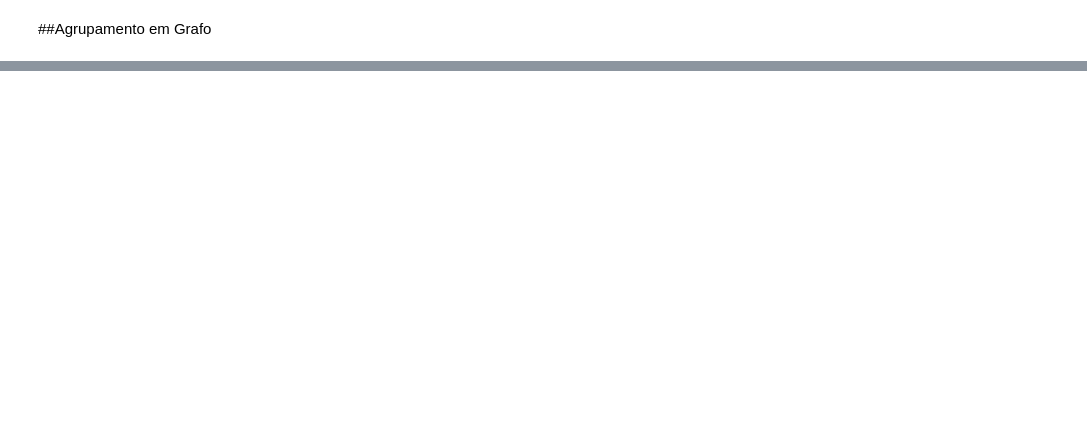
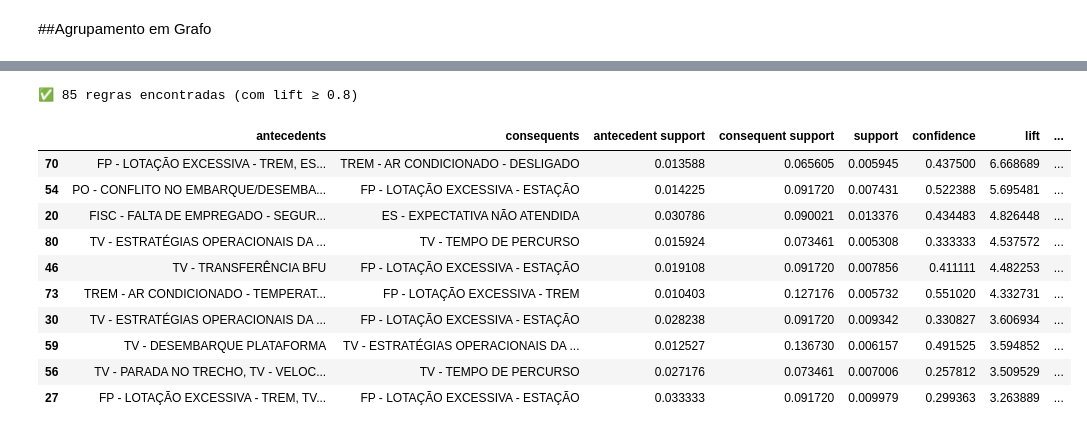
Before and after one commit to Vanpersact/hello-world, a Jupyter notebook: 1-Analise_Completa_Manifestacoes_CPTM.ipynb, the cells around one changed output, grey strips where cells are left out. Cells and saved outputs as stored; diff of their text form; code cells hidden in the pictures; blank space fills up the shorter version.

```diff
--- a/1-Analise_Completa_Manifestacoes_CPTM.ipynb
+++ b/1-Analise_Completa_Manifestacoes_CPTM.ipynb
@@ -736,0 +1140,40 @@ fig.show()
+# %%
+# ================================================================
+# 🔹 ETAPA 5 – REGRAS DE ASSOCIAÇÃO
+# ================================================================
+
+from mlxtend.frequent_patterns import association_rules
+
+# Gera as regras a partir dos itemsets frequentes
+regras = association_rules(
+    freq_itens,
+    metric="confidence",
+    min_threshold=MIN_CONFIDENCE
+)
+
+# Filtra pelas métricas desejadas
+regras = regras[regras["lift"] >= MIN_LIFT].copy()
+
+# Ordena as melhores primeiro (por lift e suporte)
+regras = regras.sort_values(["lift", "confidence", "support"], ascending=False)
+
+# Ajusta formatação das colunas
+regras["antecedents"] = regras["antecedents"].apply(lambda x: ", ".join(list(x)))
+regras["consequents"] = regras["consequents"].apply(lambda x: ", ".join(list(x)))
+
+# Mostra o resultado
+print(f"✅ {len(regras)} regras encontradas (com lift ≥ {MIN_LIFT})")
+regras.head(10)
+# %% [output]
+✅ 85 regras encontradas (com lift ≥ 0.8)
+|  | antecedents | consequents | antecedent support | consequent support | support | confidence | lift | ... |
+| 70 | FP - LOTAÇÃO EXCESSIVA - TREM, ES... | TREM - AR CONDICIONADO - DESLIGADO | 0.013588 | 0.065605 | 0.005945 | 0.437500 | 6.668689 | ... |
+| 54 | PO - CONFLITO NO EMBARQUE/DESEMBA... | FP - LOTAÇÃO EXCESSIVA - ESTAÇÃO | 0.014225 | 0.091720 | 0.007431 | 0.522388 | 5.695481 | ... |
+| 20 | FISC - FALTA DE EMPREGADO - SEGUR... | ES - EXPECTATIVA NÃO ATENDIDA | 0.030786 | 0.090021 | 0.013376 | 0.434483 | 4.826448 | ... |
+| 80 | TV - ESTRATÉGIAS OPERACIONAIS DA ... | TV - TEMPO DE PERCURSO | 0.015924 | 0.073461 | 0.005308 | 0.333333 | 4.537572 | ... |
+| 46 | TV - TRANSFERÊNCIA BFU | FP - LOTAÇÃO EXCESSIVA - ESTAÇÃO | 0.019108 | 0.091720 | 0.007856 | 0.411111 | 4.482253 | ... |
+| 73 | TREM - AR CONDICIONADO - TEMPERAT... | FP - LOTAÇÃO EXCESSIVA - TREM | 0.010403 | 0.127176 | 0.005732 | 0.551020 | 4.332731 | ... |
+| 30 | TV - ESTRATÉGIAS OPERACIONAIS DA ... | FP - LOTAÇÃO EXCESSIVA - ESTAÇÃO | 0.028238 | 0.091720 | 0.009342 | 0.330827 | 3.606934 | ... |
+| 59 | TV - DESEMBARQUE PLATAFORMA | TV - ESTRATÉGIAS OPERACIONAIS DA ... | 0.012527 | 0.136730 | 0.006157 | 0.491525 | 3.594852 | ... |
+| 56 | TV - PARADA NO TRECHO, TV - VELOC... | TV - TEMPO DE PERCURSO | 0.027176 | 0.073461 | 0.007006 | 0.257812 | 3.509529 | ... |
+| 27 | FP - LOTAÇÃO EXCESSIVA - TREM, TV... | FP - LOTAÇÃO EXCESSIVA - ESTAÇÃO | 0.033333 | 0.091720 | 0.009979 | 0.299363 | 3.263889 | ... |
```
Also changed, not shown: parts of 18 cells of this notebook.
